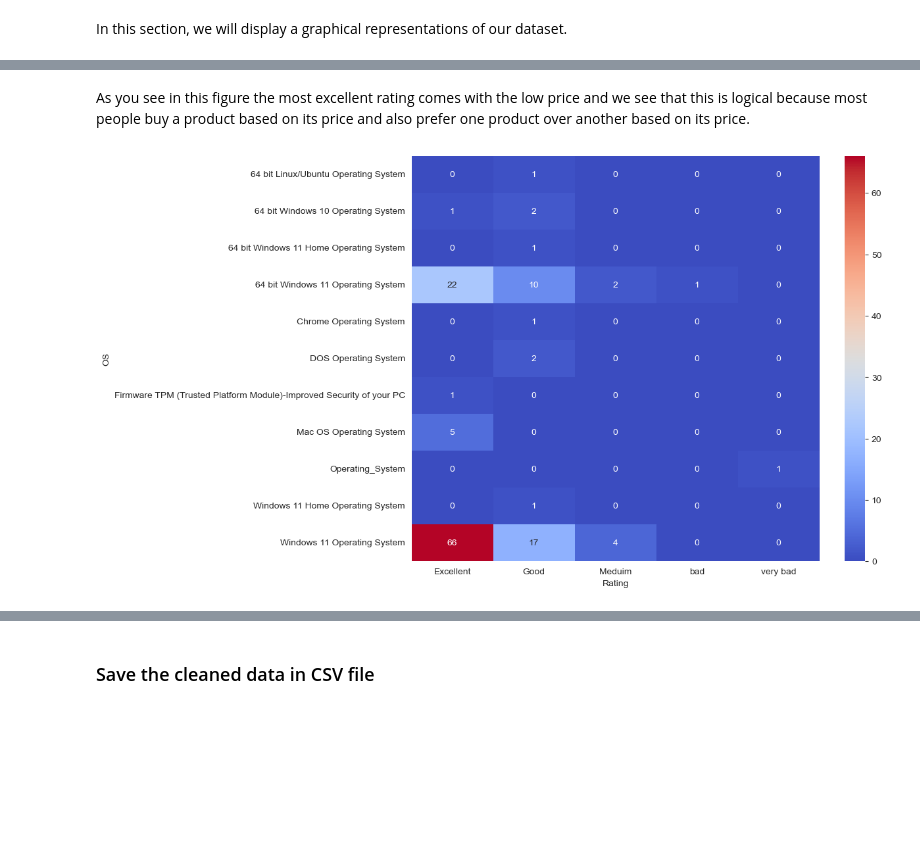
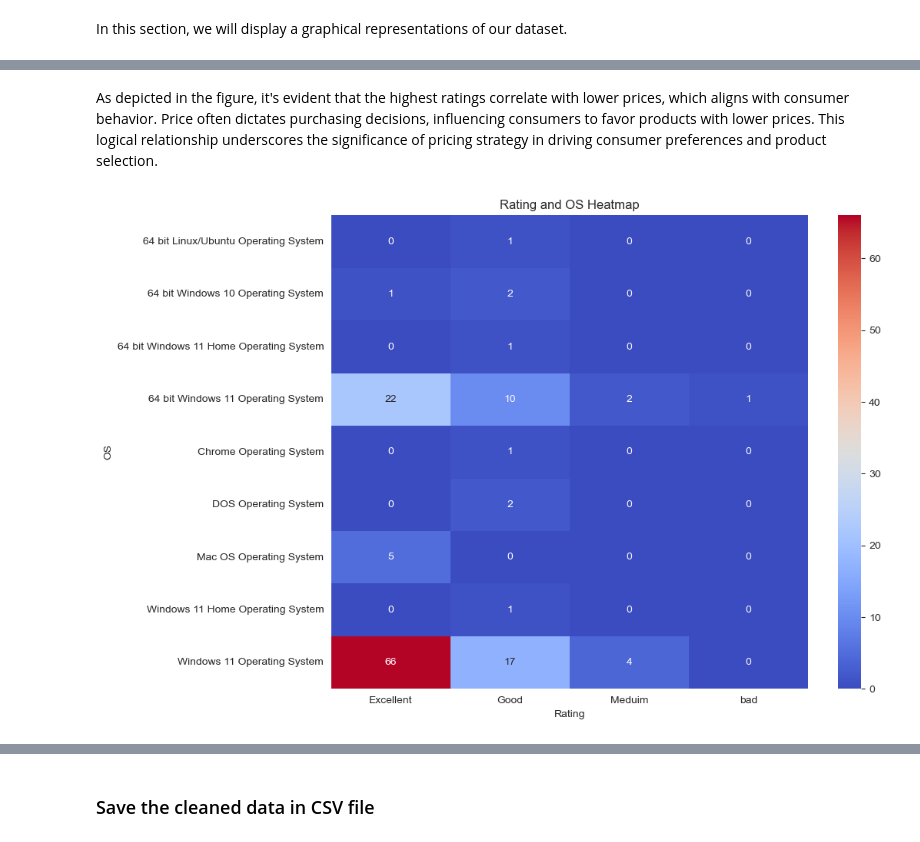
Before and after one commit to Ghalaalaskar/Flipkartlaptops, a Jupyter notebook: CodeFlipkartnew.ipynb, the cells around one changed output, grey strips where cells are left out. Drawn from its saved outputs; the diff is of its cells as text; code cells hidden in the pictures; blank space fills up the shorter version.

```diff
--- a/CodeFlipkartnew.ipynb
+++ b/CodeFlipkartnew.ipynb
@@ -489,7 +489,10 @@ We will apply discretization for "product_rating" coloumn based on:
 - 1.1 To 2 will be bad. (1<product_rating<=2)
 - Lower than or equal 1 will be very bad. (product_rating<=1)
 # %%
+#save the values of rating before discretization
+n_df['rating_without_dis'] = n_df['product_rating']
 
+#applying discretization
 def ratingdes(rating):
     if rating > 4:
         return 'Excellent'
@@ -573,14 +578,15 @@ plt.show()
 # %% [markdown]
-As you see in this figure the most excellent rating comes with the low price and we see that this is logical because most people buy a product based on its price and also prefer one product over another based on its price.
+As depicted in the figure, it's evident that the highest ratings correlate with lower prices, which aligns with consumer behavior. Price often dictates purchasing decisions, influencing consumers to favor products with lower prices. This logical relationship underscores the significance of pricing strategy in driving consumer preferences and product selection.
 # %%
-rating = ((np.asarray(n_df['product_rating'])).reshape(138,1))
-OS = ((np.asarray(n_df['Operating_System'])).reshape(138,1))
+rating = ((np.asarray(n_df['product_rating'])).reshape(136,1))
+OS = ((np.asarray(n_df['Operating_System'])).reshape(136,1))
 df = pd.DataFrame({'Rating': rating.flatten(), 'OS': OS.flatten()})
 pivot_table = df.pivot_table(index='OS', columns='Rating', aggfunc=len, fill_value=0)
 plt.figure(figsize=(10, 8))
 sns.heatmap(pivot_table, cmap='coolwarm', annot=True, fmt='d')
 plt.xlabel('Rating')
 plt.ylabel('OS')
+plt.title('Rating and OS Heatmap')
 plt.show()
 # %% [output]
-[figure, old version]
+[figure, new version]
```
Also changed, not shown: parts of 30 cells of this notebook, 1 other file.
